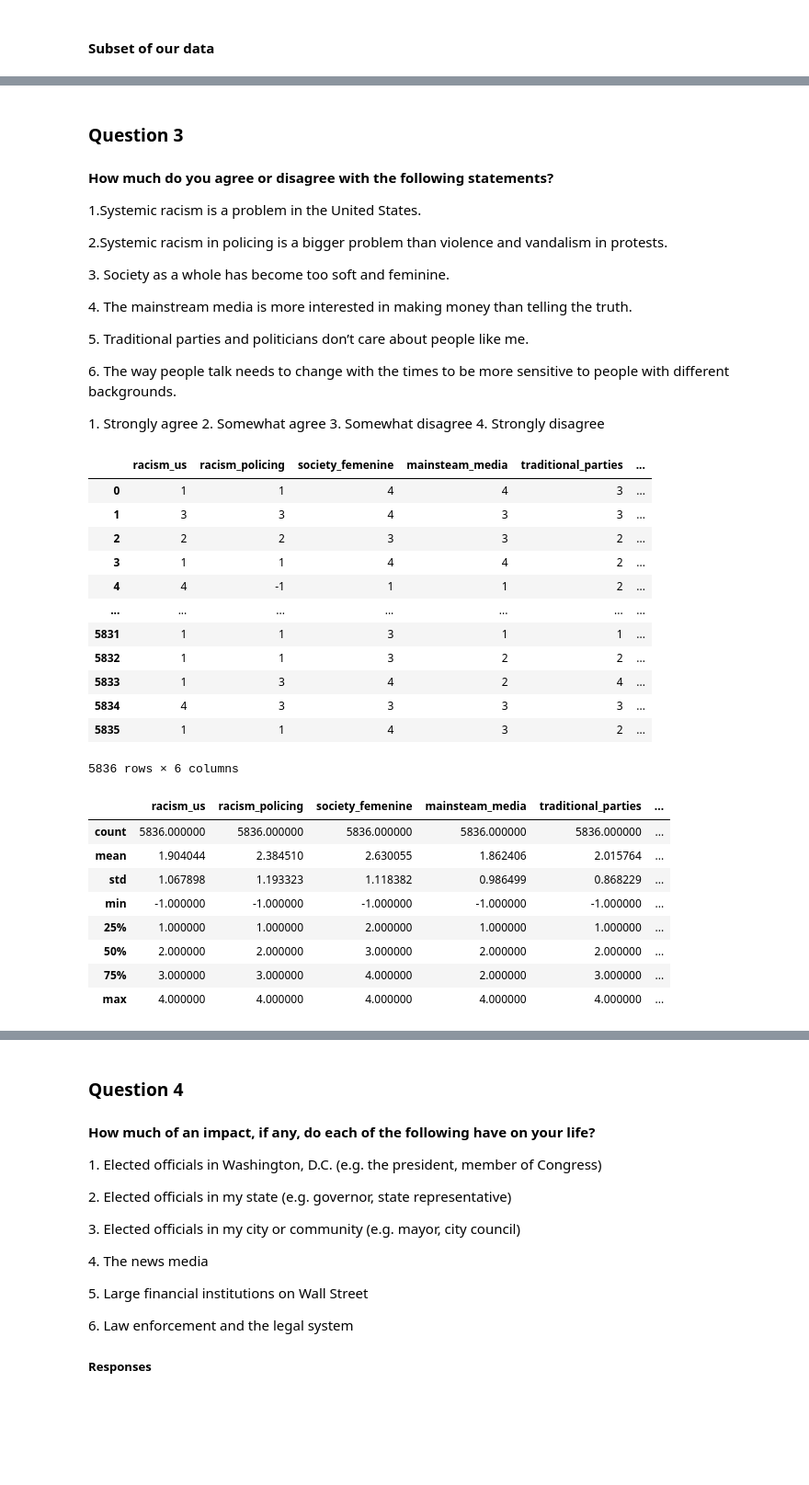
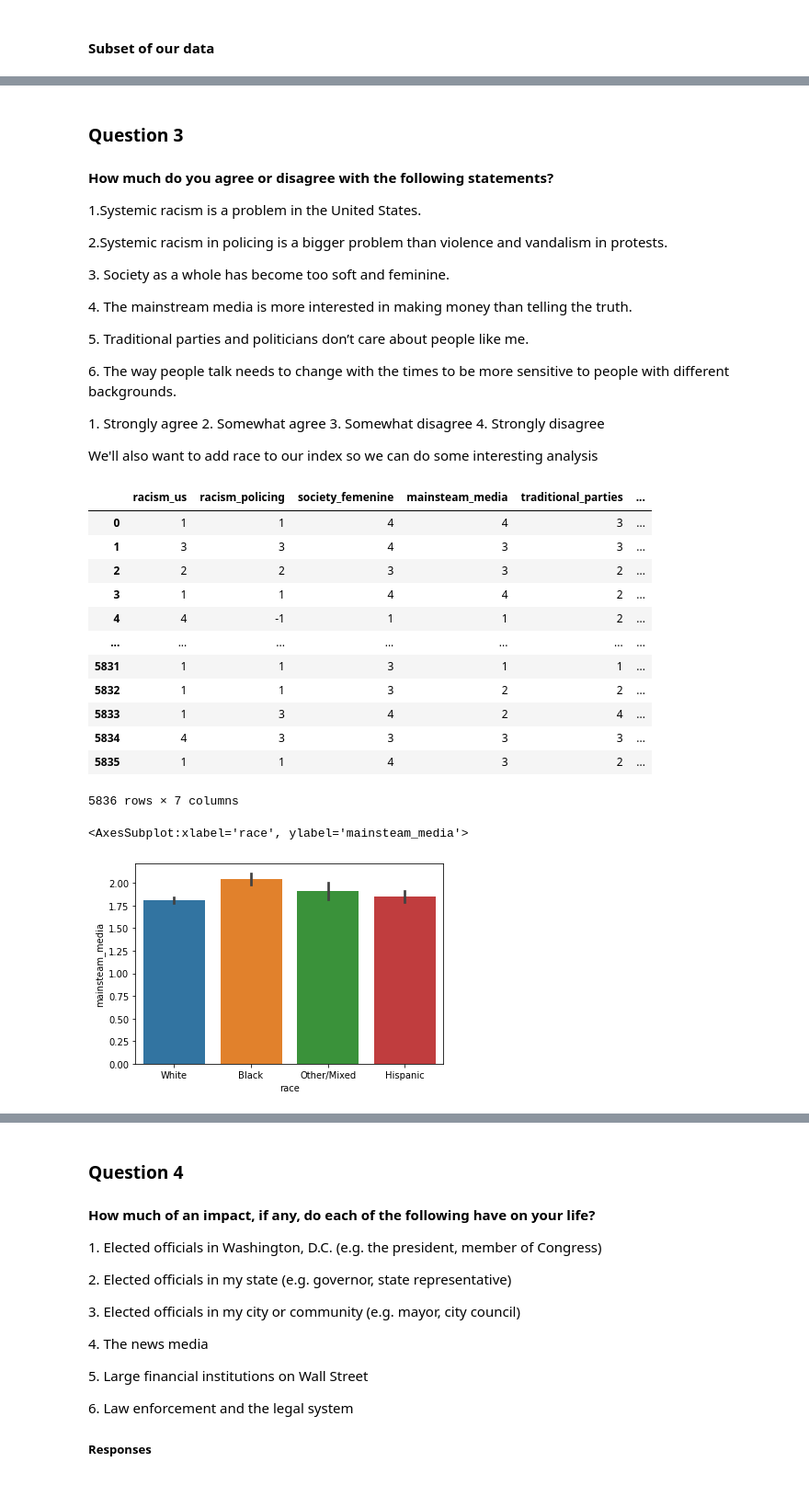
Before and after one commit to The-Rebeckoning/data-science, a Jupyter notebook: analysis-non-voters/analysis-nonvoter.ipynb, the cells around one changed output, grey strips where cells are left out. Shown at 92% size. Cells and saved outputs as stored; diff of their text form; code cells hidden in the pictures; blank space fills up the shorter version.

Commit message:
added a good looking graph

```diff
--- a/analysis-non-voters/analysis-nonvoter.ipynb
+++ b/analysis-non-voters/analysis-nonvoter.ipynb
@@ -169,5 +163,10 @@ people with different backgrounds.
+
+We'll also want to add race to our index so we can do some interesting analysis
 # %%
-question_three_old= df.iloc[:,12:18]
+df.columns.get_loc('race') #get the index number -- > 114
+
+question_three_old= df.iloc[:, np.r_[:,12:18, 114]]
+
 
 question_three_old.describe()
 
@@ -212,17 +211,11 @@ question_three_new
 | 5833 | 1 | 3 | 4 | 2 | 4 | ... |
 | 5834 | 4 | 3 | 3 | 3 | 3 | ... |
 | 5835 | 1 | 1 | 4 | 3 | 2 | ... |
-5836 rows × 6 columns
+5836 rows × 7 columns
-# %%
-question_three_new.describe()
-# %% [output]
-|  | racism_us | racism_policing | society_femenine | mainsteam_media | traditional_parties | ... |
-| count | 5836.000000 | 5836.000000 | 5836.000000 | 5836.000000 | 5836.000000 | ... |
-| mean | 1.904044 | 2.384510 | 2.630055 | 1.862406 | 2.015764 | ... |
-| std | 1.067898 | 1.193323 | 1.118382 | 0.986499 | 0.868229 | ... |
-| min | -1.000000 | -1.000000 | -1.000000 | -1.000000 | -1.000000 | ... |
-| 25% | 1.000000 | 1.000000 | 2.000000 | 1.000000 | 1.000000 | ... |
-| 50% | 2.000000 | 2.000000 | 3.000000 | 2.000000 | 2.000000 | ... |
-| 75% | 3.000000 | 3.000000 | 4.000000 | 2.000000 | 3.000000 | ... |
-| max | 4.000000 | 4.000000 | 4.000000 | 4.000000 | 4.000000 | ... |
+# %%
+sns.barplot(x="race", y="mainsteam_media",data=question_three_new)
+ ## why is this not showing
+# %% [output]
+<AxesSubplot:xlabel='race', ylabel='mainsteam_media'>
+[figure, added]
 # %%
```
Also changed, not shown: parts of 8 cells of this notebook.
